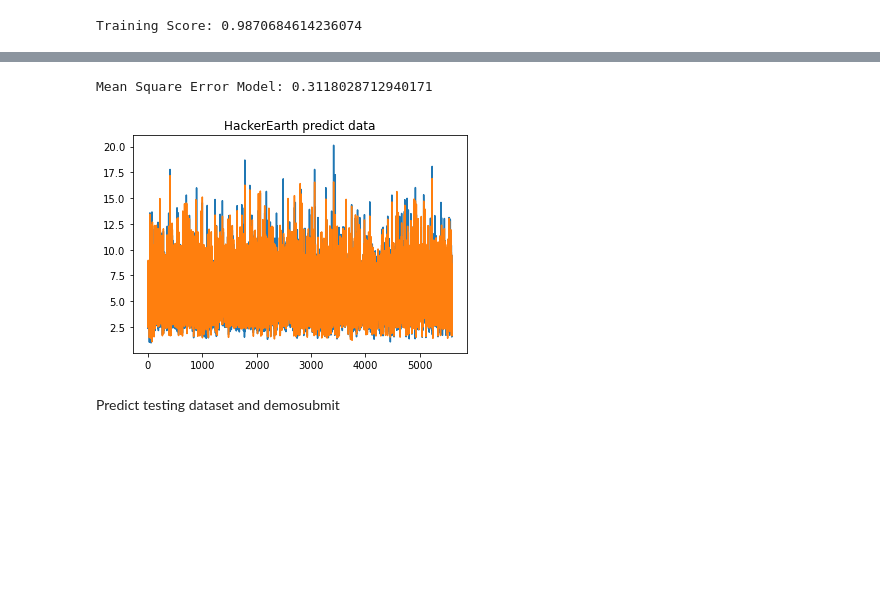
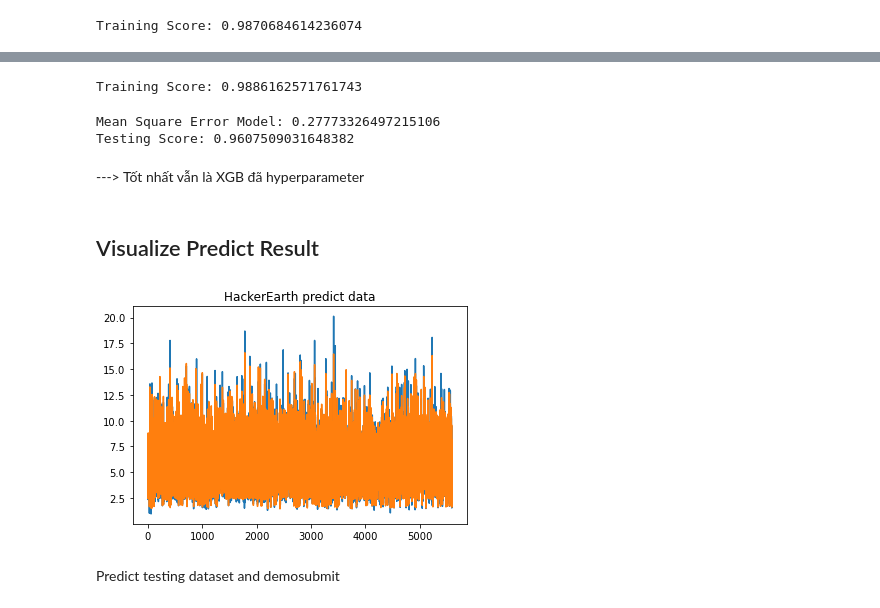
Before and after one commit to PTson2207/Engineer-Selection, a Jupyter notebook: model.ipynb, the cells around one changed output, grey strips where cells are left out. Saved outputs shown, nothing was run; the diff lists cells and outputs as text; code cells hidden in the pictures; blank space fills up the shorter version.

Commit message:
turning model GridSearchCV

```diff
--- a/model.ipynb
+++ b/model.ipynb
@@ -35,0 +99,9 @@ Training Score: 0.9870684614236074
+# %%
+xgb_hyper = xgb.XGBRegressor(colsample_bytree= 0.7,
+ learning_rate= 0.01,
+ max_depth= 10,
+ min_child_weight= 5,
+ n_estimators= 500,
+  objective= 'reg:squarederror',
+ subsample= 0.7)
+xgb_hyper.fit(X_train, y_train)
@@ -35,0 +122,5 @@ Training Score: 0.9870684614236074
+# %%
+y_pred_hyper = xgb_hyper.predict(X_test)
+mse = mean_squared_error(y_test, y_pred_hyper)
+print("Mean Square Error Model:", mse)
+print("Testing Score:", xgb_hyper.score(X_test, y_test))
@@ -36,18 +144,29 @@ Training Score: 0.9870684614236074
+# %%
+score = xgb_1.score(X_train, y_train)
+print("Training Score:", score)
+# %% [output]
+Training Score: 0.9886162571761743
 # %%
-y_pred = xgbr.predict(X_test)
+y_pred = xgb_1.predict(X_test)
 mse = mean_squared_error(y_test, y_pred)
 print("Mean Square Error Model:", mse)
+print("Testing Score:", xgb_1.score(X_test, y_test))
 # %% [output]
-Mean Square Error Model: 0.3118028712940171
+Mean Square Error Model: 0.27773326497215106
+Testing Score: 0.9607509031648382
+# %% [markdown]
+---> Tốt nhất vẫn là XGB đã hyperparameter
+# %% [markdown]
+## Visualize Predict Result
 # %%
 # visualize
 ax = range(len(y_test))
 plt.plot(ax, y_test, label='Dữ liệu ban đầu')
-plt.plot(ax, y_pred, label='Dữ liệu dự đoán')
+plt.plot(ax, y_pred_hyper, label='Dữ liệu dự đoán')
 plt.title("HackerEarth predict data")
 plt.show()
 # %% [output]
-[figure, old version]
+[figure, new version]
 # %% [markdown]
 Predict testing dataset and demosubmit
 # %%
```
Also changed, not shown: parts of 18 cells of this notebook.
